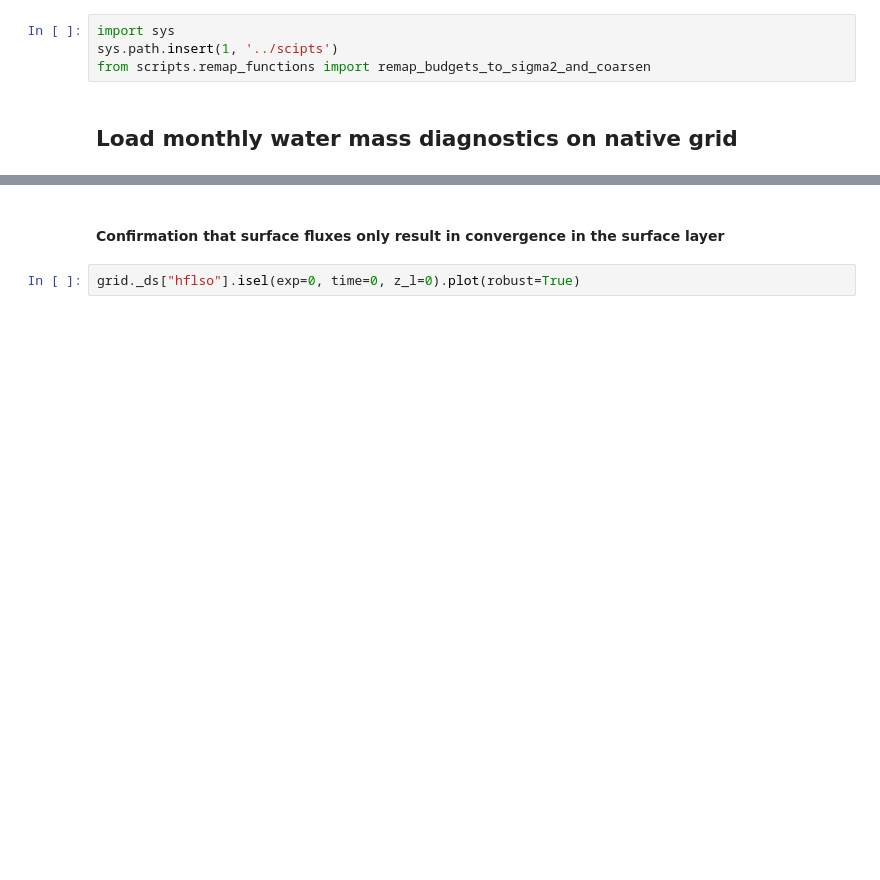
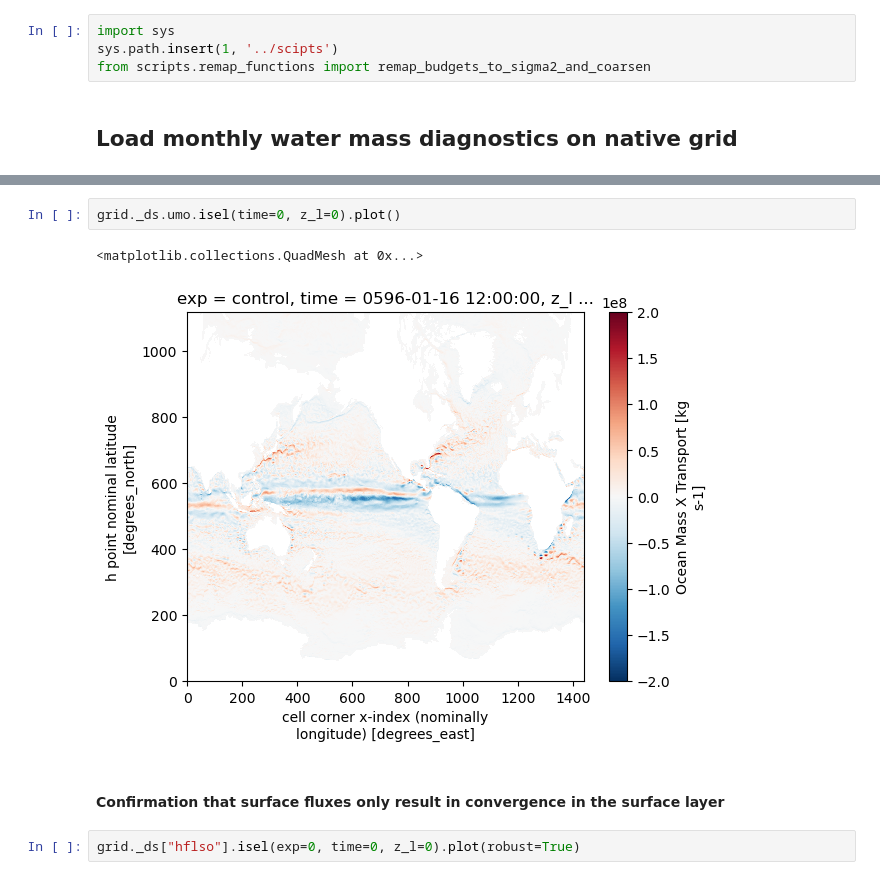
Before and after one commit to hdrake/CM4Xutils, a Jupyter notebook: examples/coarsen_budget_diags.ipynb, the cells around one changed output, grey strips where cells are left out. Drawn from its saved outputs; the diff is of its cells as text; blank space fills up the shorter version.

```diff
--- a/examples/coarsen_budget_diags.ipynb
+++ b/examples/coarsen_budget_diags.ipynb
@@ -52,3 +48,8 @@ Inferring Z grid coordinate: depth `z_`
+# %%
+grid._ds.umo.isel(time=0, z_l=0).plot()
+# %% [output]
+<matplotlib.collections.QuadMesh at 0x...>
+[figure, added]
 # %% [markdown]
 #### Confirmation that surface fluxes only result in convergence in the surface layer
 # %%
```
Also changed, not shown: parts of 26 cells of this notebook.
